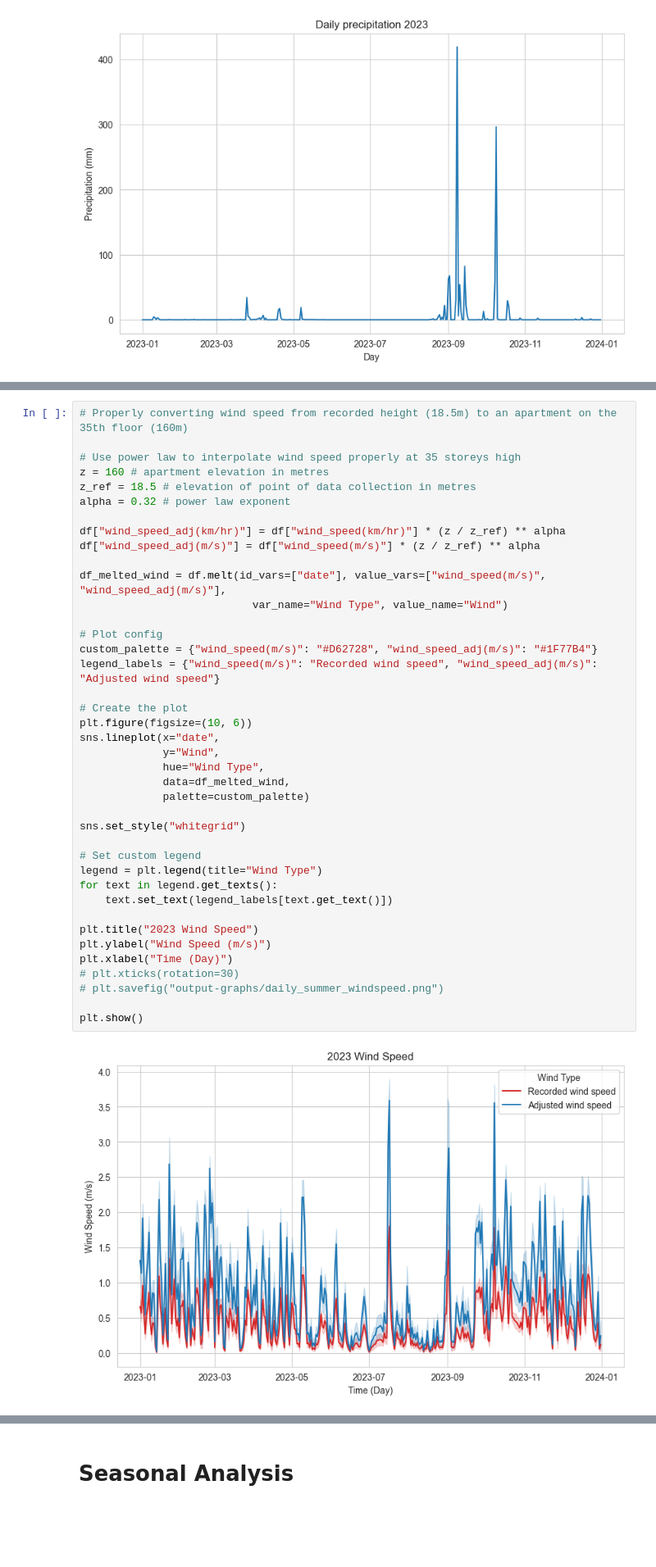
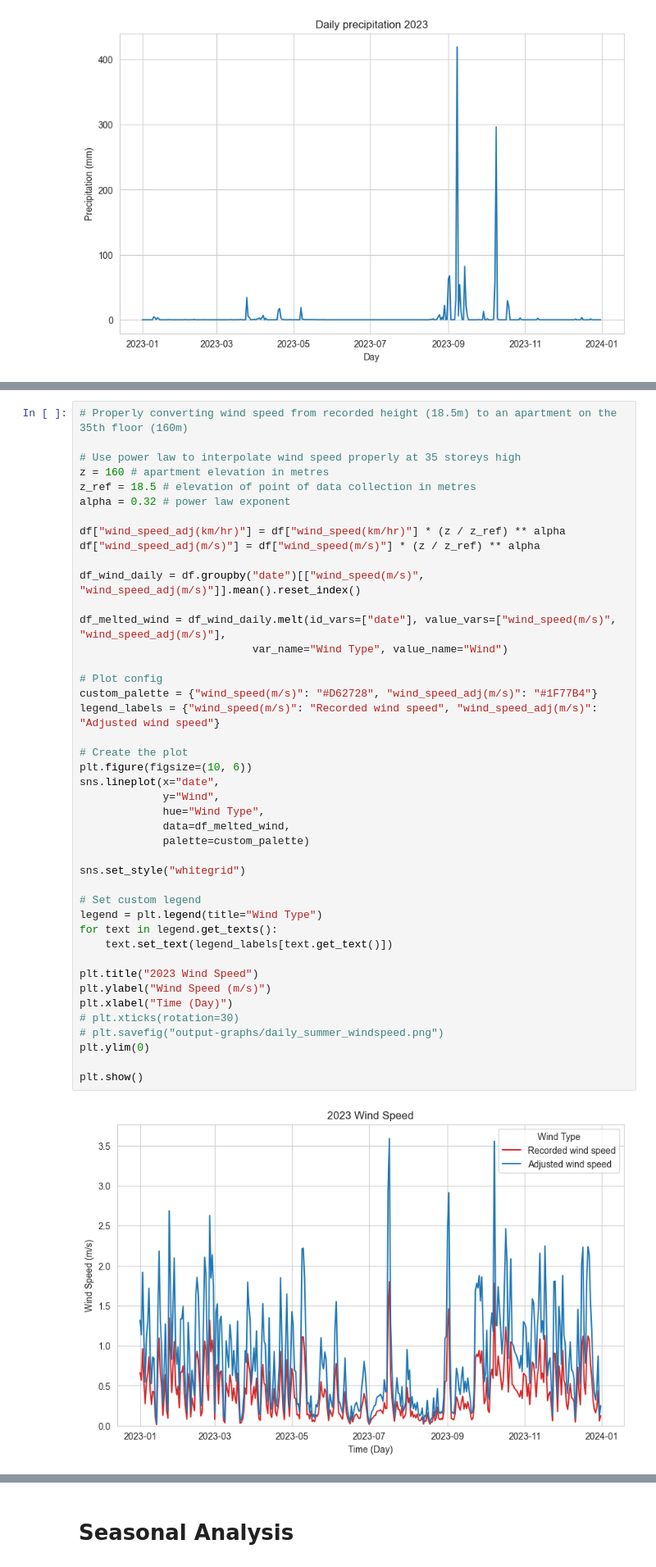
Before and after one commit to marcohl5/ME404_HongKongWeather, a Jupyter notebook: eda.ipynb, the cells around one changed output, grey strips where cells are left out. Shown at 82% size. Drawn from its saved outputs; the diff is of its cells as text; blank space fills up the shorter version.

```diff
--- a/eda.ipynb
+++ b/eda.ipynb
@@ -169,34 +171,37 @@ alpha = 0.32 # power law exponent
 df["wind_speed_adj(km/hr)"] = df["wind_speed(km/hr)"] * (z / z_ref) ** alpha
 df["wind_speed_adj(m/s)"] = df["wind_speed(m/s)"] * (z / z_ref) ** alpha
 
-df_melted_wind = df.melt(id_vars=["date"], value_vars=["wind_speed(m/s)", "wind_speed_adj(m/s)"],
+df_wind_daily = df.groupby("date")[["wind_speed(m/s)", "wind_speed_adj(m/s)"]].mean().reset_index()
+
+df_melted_wind = df_wind_daily.melt(id_vars=["date"], value_vars=["wind_speed(m/s)", "wind_speed_adj(m/s)"],
                            var_name="Wind Type", value_name="Wind")
 
 # Plot config
 custom_palette = {"wind_speed(m/s)": "#D62728", "wind_speed_adj(m/s)": "#1F77B4"}
 legend_labels = {"wind_speed(m/s)": "Recorded wind speed", "wind_speed_adj(m/s)": "Adjusted wind speed"}
 
 # Create the plot
 plt.figure(figsize=(10, 6))
 sns.lineplot(x="date",
              y="Wind",
              hue="Wind Type",
              data=df_melted_wind,
              palette=custom_palette)
 
 sns.set_style("whitegrid")
 
 # Set custom legend
 legend = plt.legend(title="Wind Type")
 for text in legend.get_texts():
     text.set_text(legend_labels[text.get_text()])
 
 plt.title("2023 Wind Speed")
 plt.ylabel("Wind Speed (m/s)")
 plt.xlabel("Time (Day)")
 # plt.xticks(rotation=30)
 # plt.savefig("output-graphs/daily_summer_windspeed.png")
+plt.ylim(0)
 
 plt.show()
 # %% [output]
-[figure, old version]
+[figure, new version]
```
Also changed, not shown: parts of 9 cells of this notebook, 2 other files.
